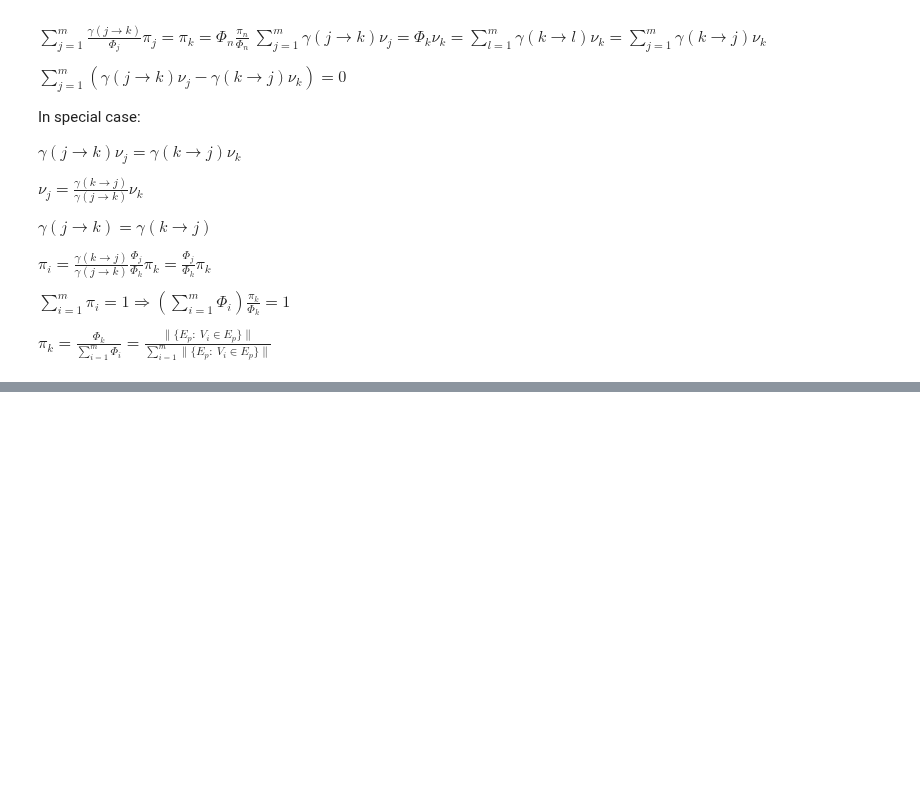
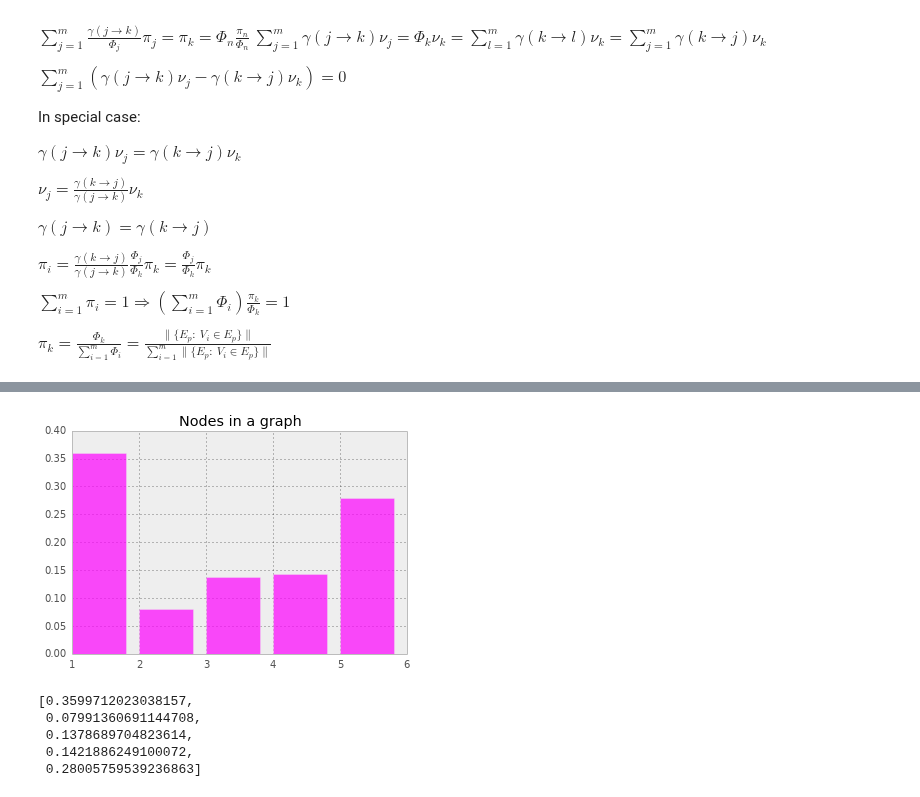
Before and after one commit to ilonajulczuk/hypergraph, a Jupyter notebook: notebooks/Modelling diffusion on hypergraph.ipynb, the cells around one changed output, grey strips where cells are left out. Saved outputs shown, nothing was run; the diff lists cells and outputs as text; code cells hidden in the pictures; blank space fills up the shorter version.

```diff
--- a/notebooks/Modelling diffusion on hypergraph.ipynb
+++ b/notebooks/Modelling diffusion on hypergraph.ipynb
@@ -125,0 +222,9 @@ plt.bar(HG.nodes(), ys)
+# %%
+utils.plot_nodes_frequencies(most_common_nodes, 'Nodes in a graph')
+# %% [output]
+[figure, added]
+[0.3599712023038157,
+ 0.07991360691144708,
+ 0.1378689704823614,
+ 0.1421886249100072,
+ 0.28005759539236863]
```
Also changed, not shown: parts of 21 cells of this notebook, 1 other file.
